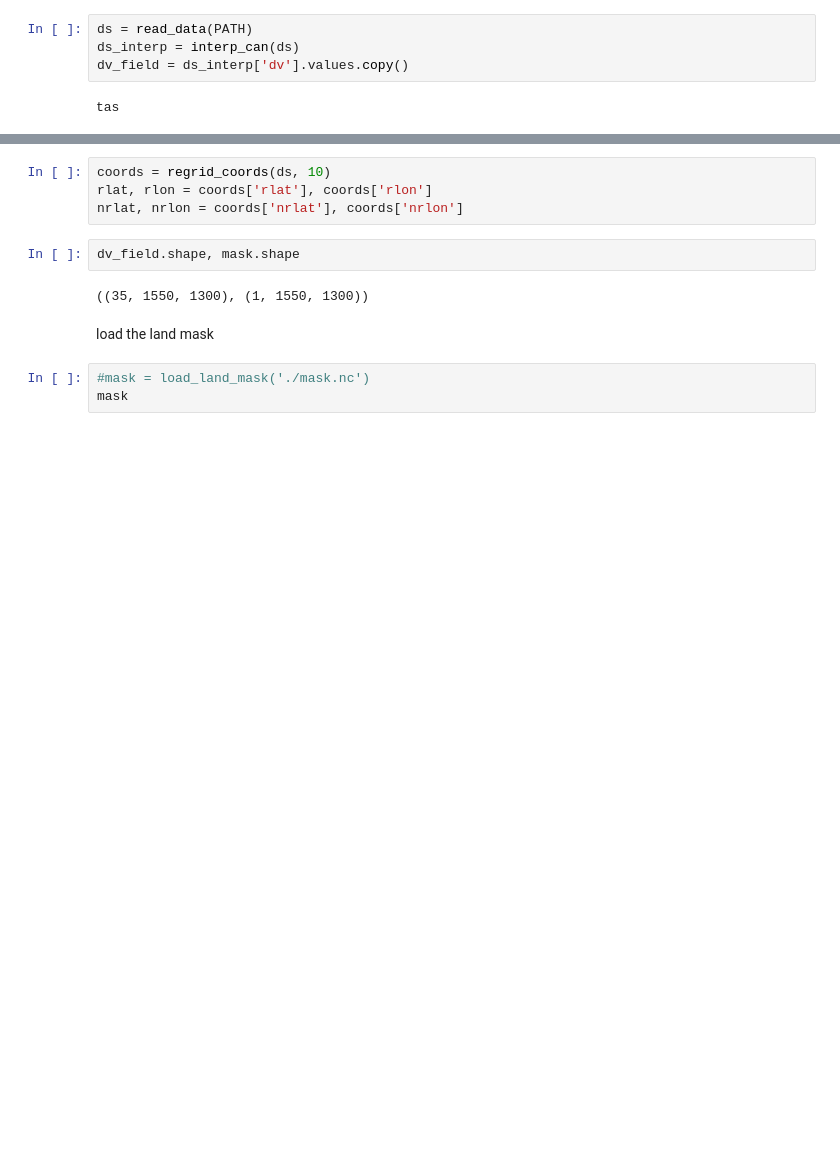
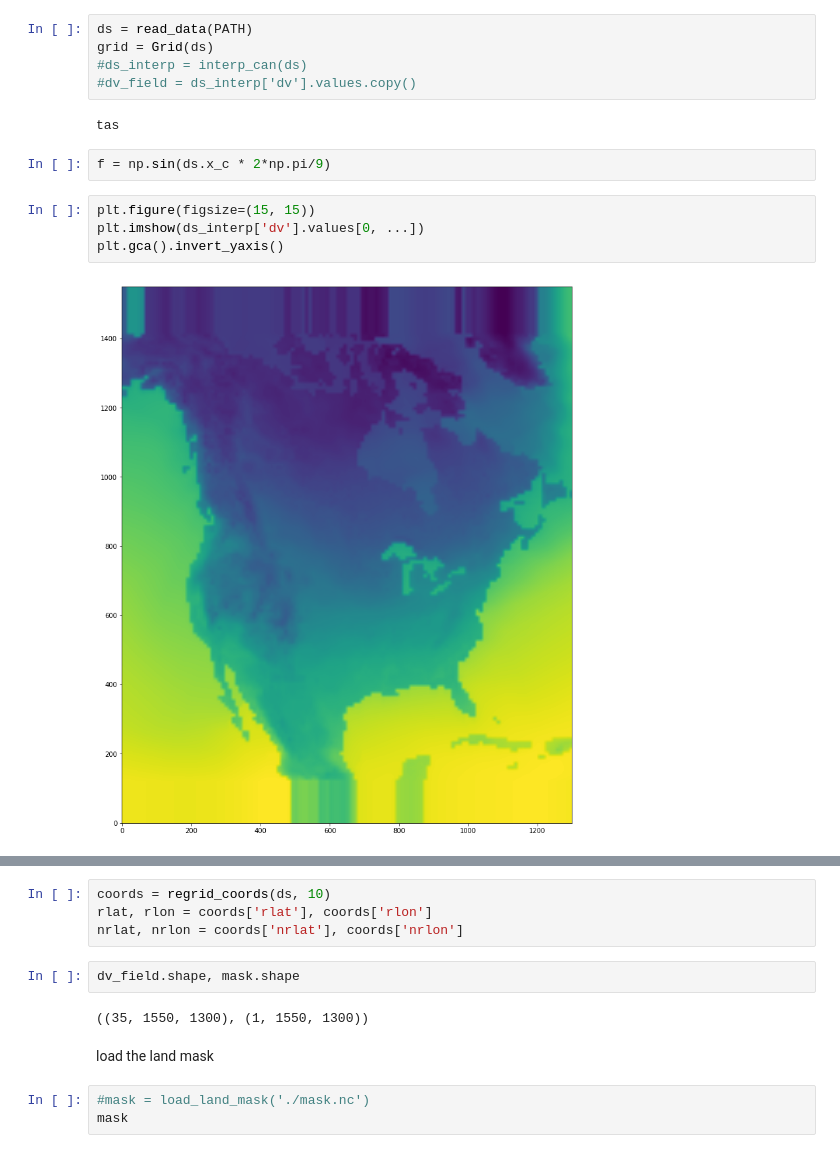
Before and after one commit to pacificclimate/climpyrical, a Jupyter notebook: notebooks/testing.ipynb, the cells around one changed output, grey strips where cells are left out. Cells and saved outputs as stored; diff of their text form; blank space fills up the shorter version.

```diff
--- a/notebooks/testing.ipynb
+++ b/notebooks/testing.ipynb
@@ -33,8 +41,17 @@ PATH = '/storage/data/projects/nrc/CanRCM4_large_ensemble/design_values/tas/jan1
 Read in ensembles and put in a xarray dataset
 # %%
 ds = read_data(PATH)
-ds_interp = interp_can(ds)
-dv_field = ds_interp['dv'].values.copy()
+grid = Grid(ds)
+#ds_interp = interp_can(ds)
+#dv_field = ds_interp['dv'].values.copy()
 # %% [output]
 tas
+# %%
+f = np.sin(ds.x_c * 2*np.pi/9)
+# %%
+plt.figure(figsize=(15, 15))
+plt.imshow(ds_interp['dv'].values[0, ...])
+plt.gca().invert_yaxis()
+# %% [output]
+[figure, added]
 # %%
```
Also changed, not shown: parts of 2 cells of this notebook, 1 other file.
